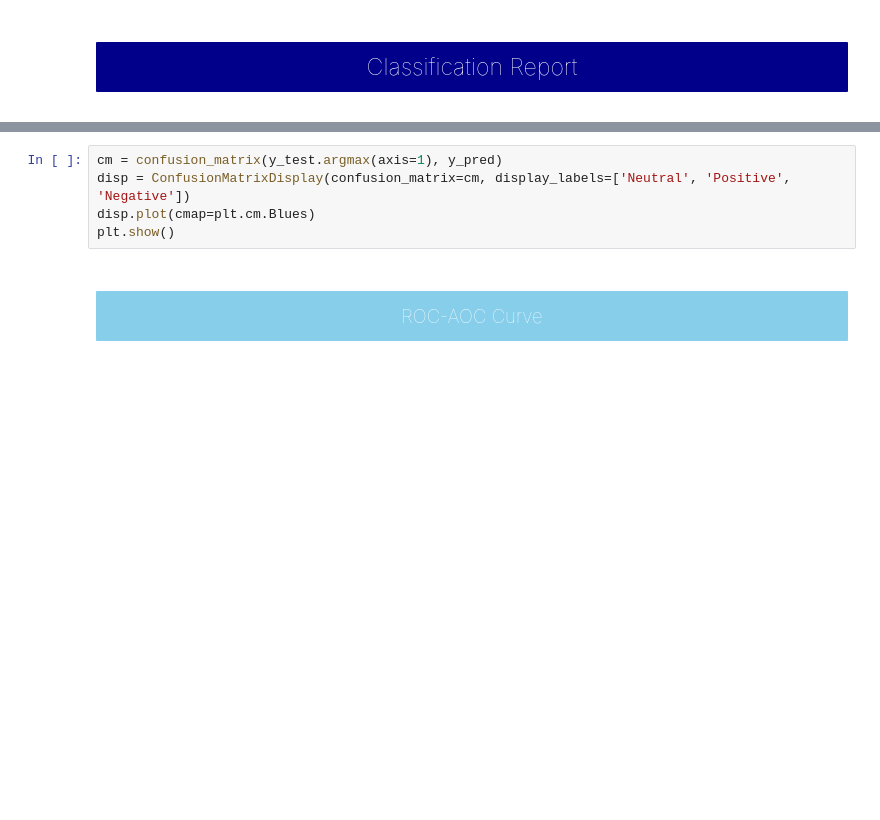
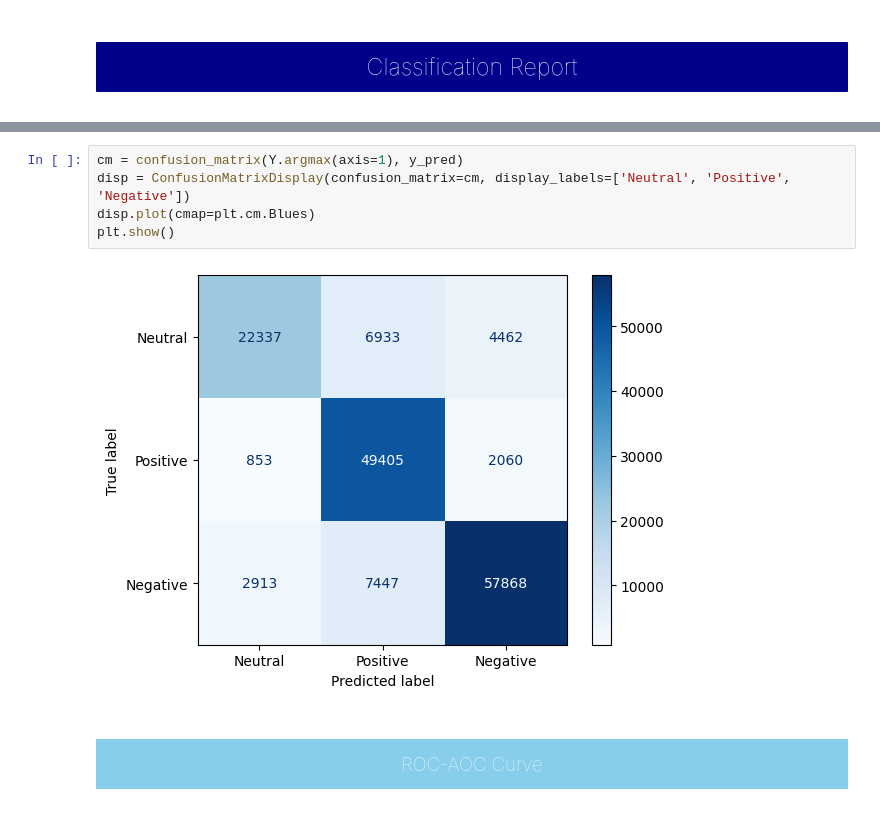
Before and after one commit to vivek-github23/Case_study_sentiment, a Jupyter notebook: lstm-sentiment-f.ipynb, the cells around one changed output, grey strips where cells are left out. Cells and saved outputs as stored; diff of their text form; blank space fills up the shorter version.

```diff
--- a/lstm-sentiment-f.ipynb
+++ b/lstm-sentiment-f.ipynb
@@ -817,8 +856,10 @@ print(classification_report(y_test.argmax(axis=1), y_pred, target_names=['Neutra
 # %%
-cm = confusion_matrix(y_test.argmax(axis=1), y_pred)
+cm = confusion_matrix(Y.argmax(axis=1), y_pred)
 disp = ConfusionMatrixDisplay(confusion_matrix=cm, display_labels=['Neutral', 'Positive', 'Negative'])
 disp.plot(cmap=plt.cm.Blues)
 plt.show()
+# %% [output]
+[figure, added]
 # %% [markdown]
 ## <p style="padding:10px;background:skyblue;margin:10;color:white;font-family:newtimeroman;font-size:80%;text-align:center;border-radius: 1px 1px;overflow:hidden;font-weight:50">ROC-AOC Curve</p><a id='sectiontwo-one'></a>
 # %%
```
Also changed, not shown: parts of 11 cells of this notebook.
